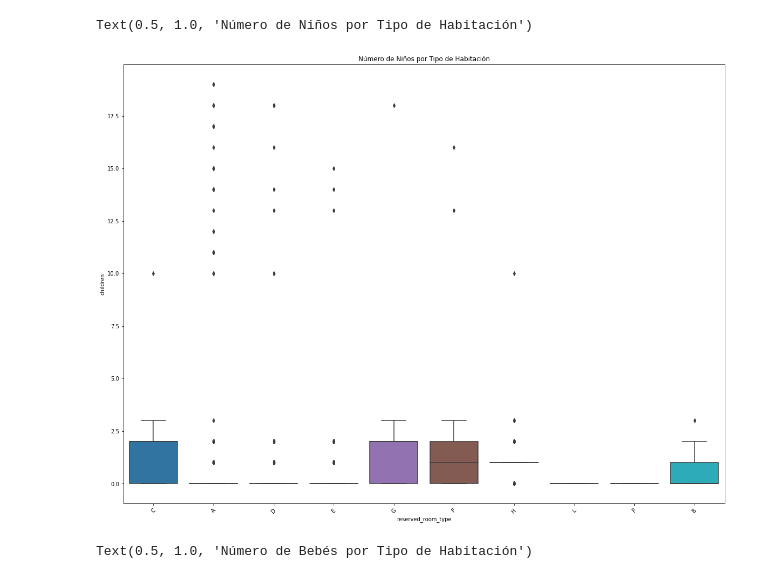
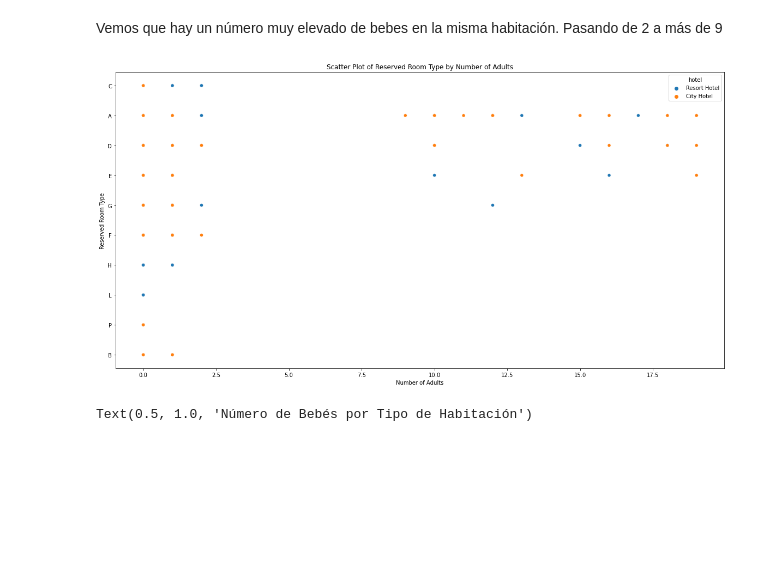
Before and after one commit to carla-caracola/proyecto_analisis_cancelaciones_reservas, a Jupyter notebook: limpieza_transformacion_carmen.ipynb, the cells around one changed output. Saved outputs shown, nothing was run; the diff lists cells and outputs as text; code cells hidden in the pictures; blank space fills up the shorter version.

```diff
--- a/limpieza_transformacion_carmen.ipynb
+++ b/limpieza_transformacion_carmen.ipynb
@@ -100,12 +247,17 @@ Text(0.5, 1.0, 'Número de Adultos por Tipo de Habitación')
-# %%
-plt.figure(figsize=(20, 15))
-# Relación entre el tipo de habitación y el número de niños
-sns.boxplot(x='reserved_room_type', y='children', data=df)
-plt.xticks(rotation=45)
-plt.title('Número de Niños por Tipo de Habitación')
-# %% [output]
-Text(0.5, 1.0, 'Número de Niños por Tipo de Habitación')
-[figure, removed]
+# %% [markdown]
+Vemos que hay un número muy elevado de bebes en la misma habitación. Pasando de 2 a más de 9
+# %%
+# Graficar la relación entre el número de adultos y el tipo de habitación reservada
+plt.figure(figsize=(20, 10))
+sns.scatterplot(x='babies',
+                y='reserved_room_type',
+                data=df, hue='hotel')
+plt.xlabel('Number of Adults')
+plt.ylabel('Reserved Room Type')
+plt.title('Scatter Plot of Reserved Room Type by Number of Adults')
+plt.show()
+# %% [output]
+[figure, added]
 # %%
 plt.figure(figsize=(20, 15))
 # Relación entre el tipo de habitación y el número de bebés
```
Also changed, not shown: parts of 26 cells of this notebook, 2 other files.
